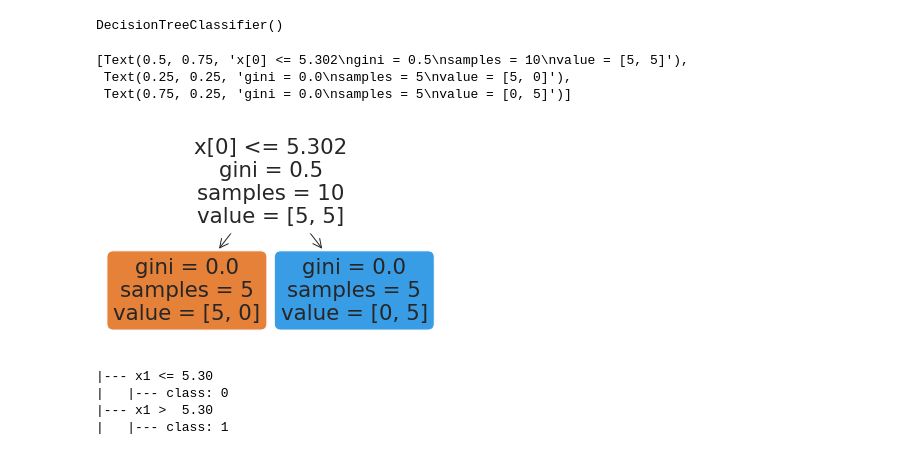
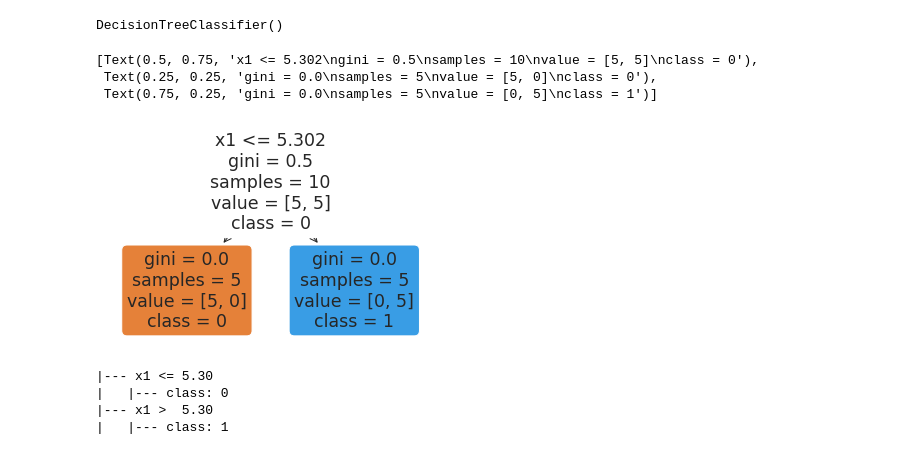
Before and after one commit to muscak/Master-Machine-Learning-Algorithms, a Jupyter notebook: Nonlinear-Algorithms/CART/CART.ipynb, the cells around one changed output. Cells and saved outputs as stored; diff of their text form; code cells hidden in the pictures.

```diff
--- a/Nonlinear-Algorithms/CART/CART.ipynb
+++ b/Nonlinear-Algorithms/CART/CART.ipynb
@@ -271,12 +271,12 @@ model.fit(x, y)
 DecisionTreeClassifier()
 # %%
 # Plot the tree structure after fitting on the training dataset
-plot_tree(model, filled=True, rounded=True)
+plot_tree(model, filled=True, rounded=True, feature_names=x.columns, class_names=['0', '1'])
 # %% [output]
-[Text(0.5, 0.75, 'x[0] <= 5.302\ngini = 0.5\nsamples = 10\nvalue = [5, 5]'),
- Text(0.25, 0.25, 'gini = 0.0\nsamples = 5\nvalue = [5, 0]'),
- Text(0.75, 0.25, 'gini = 0.0\nsamples = 5\nvalue = [0, 5]')]
+[Text(0.5, 0.75, 'x1 <= 5.302\ngini = 0.5\nsamples = 10\nvalue = [5, 5]\nclass = 0'),
+ Text(0.25, 0.25, 'gini = 0.0\nsamples = 5\nvalue = [5, 0]\nclass = 0'),
+ Text(0.75, 0.25, 'gini = 0.0\nsamples = 5\nvalue = [0, 5]\nclass = 1')]
-[figure, old version]
+[figure, new version]
 # %%
 # Simpler text representation of the tree model
 print(export_text(model, feature_names=list(x.columns)))
```
Also changed, not shown: parts of 3 cells of this notebook.
